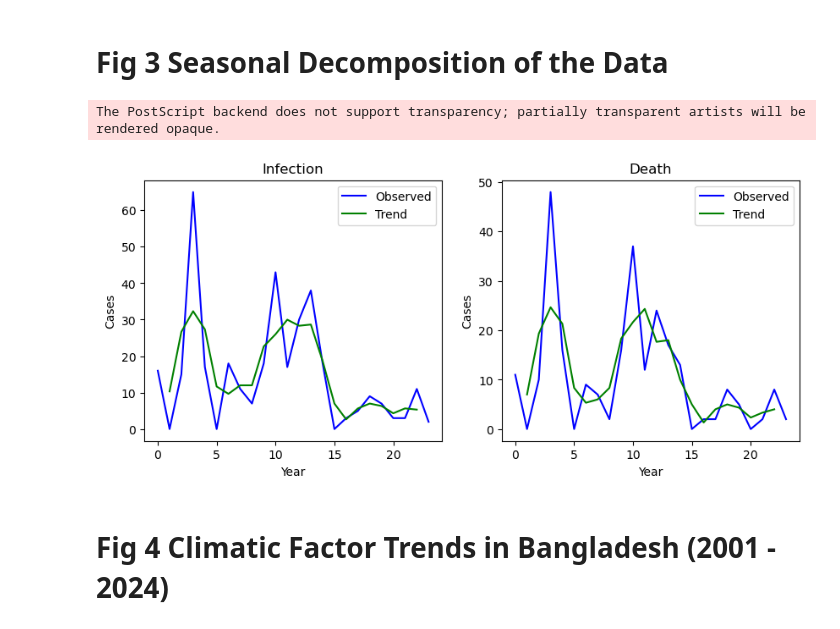
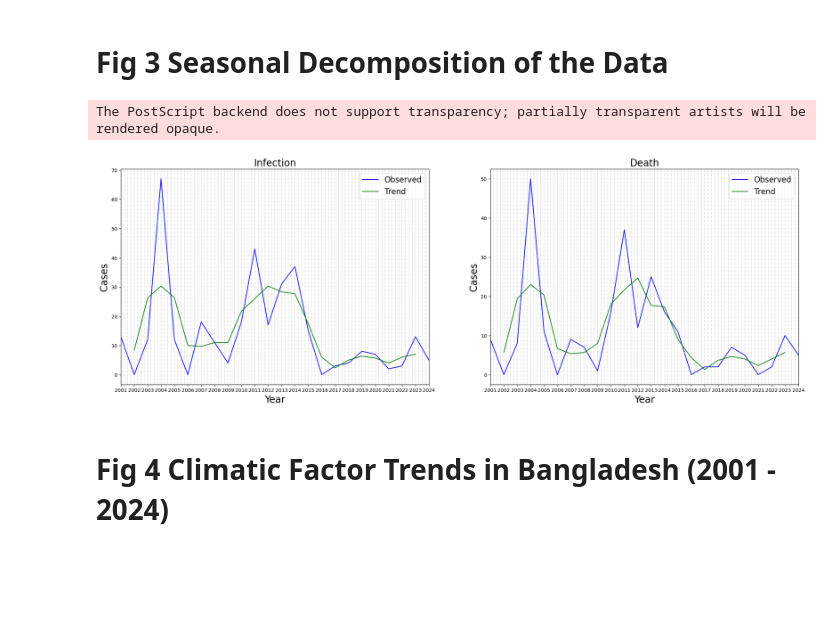
Before and after one commit to awnonbhowmik/NiV-Data-Analysis, a Jupyter notebook: FinalCode.ipynb, the cells around one changed output. Saved outputs shown, nothing was run; the diff lists cells and outputs as text; code cells hidden in the pictures; blank space fills up the shorter version.

```diff
--- a/FinalCode.ipynb
+++ b/FinalCode.ipynb
@@ -249,48 +203,69 @@ data_summary
 # %%
 from statsmodels.tsa.seasonal import seasonal_decompose
 import os
+import matplotlib.pyplot as plt
+import numpy as np
 
 output_dir = "imagesFinal"
 
 # Decompose the time series for 'Infected'
 decomposition_infected = seasonal_decompose(
-    data["Infected"], model="additive", period=3
+    df["Infected"], model="additive", period=3
 )
 
 # Decompose the time series for 'Death'
-decomposition_death = seasonal_decompose(data["Death"], model="additive", period=3)
+decomposition_death = seasonal_decompose(df["Death"], model="additive", period=3)
 
-fig, axes = plt.subplots(1, 2, figsize=(10, 4), sharex=True)
-axes[0].plot(decomposition_infected.observed, label="Observed", color="blue")
-axes[0].plot(decomposition_infected.trend, label="Trend", color="green")
-# axes[0].plot(decomposition_infected.trend, label='Trend', color='orange')
-axes[0].set_title("Infection")
-axes[0].set_xlabel("Year")
-axes[0].set_ylabel("Cases")
+# Generate x-axis labels for quarters (2001 Q1 to 2024 Q4)
+years = np.arange(2001, 2025)
+quarters = np.linspace(2001, 2024.75, num=(2024 - 2001 + 1) * 4)  # 4 quarters per year
+
+fig, axes = plt.subplots(1, 2, figsize=(25, 8), sharex=True)
+
+# Plot for 'Infected'
+axes[0].plot(years, decomposition_infected.observed, label="Observed", color="blue")
+axes[0].plot(years, decomposition_infected.trend, label="Trend", color="green")
+axes[0].set_title("Infection", fontsize=20)
+axes[0].set_xlabel("Year", fontsize=20)
+axes[0].set_ylabel("Cases", fontsize=20)
 axes[0].grid(False)
-axes[0].legend()
+axes[0].legend(fontsize=16)
 
-axes[1].plot(decomposition_death.observed, label="Observed", color="blue")
-axes[1].plot(decomposition_death.trend, label="Trend", color="green")
-# axes[1].plot(decomposition_death.trend, label='Trend')
-axes[1].set_title("Death")
-axes[1].set_xlabel("Year")
-axes[1].set_ylabel("Cases")
+# Add vertical lines for each quarter
+for quarter in quarters:
+    axes[0].axvline(x=quarter, color="gray", linestyle="--", alpha=0.25)
+
+# Plot for 'Death'
+axes[1].plot(years, decomposition_death.observed, label="Observed", color="blue")
+axes[1].plot(years, decomposition_death.trend, label="Trend", color="green")
+axes[1].set_title("Death", fontsize=20)
+axes[1].set_xlabel("Year", fontsize=20)
+axes[1].set_ylabel("Cases", fontsize=20)
 axes[1].grid(False)
-axes[1].legend()
+axes[1].legend(fontsize=16)
+
+# Add vertical lines for each quarter
+for quarter in quarters:
+    axes[1].axvline(x=quarter, color="gray", linestyle="--", alpha=0.25)
+
+# Set x-axis limits and ticks for both plots
+axes[0].set_xlim(2001, 2024)
+axes[0].set_xticks(np.arange(2001, 2025, step=1))  # Tick every year
+axes[1].set_xlim(2001, 2024)
+axes[1].set_xticks(np.arange(2001, 2025, step=1))  # Tick every year
 
 # Save the plot
 output_path = os.path.join(output_dir, "time_series_decomposition_infected_death.eps")
 plt.savefig(output_path, dpi=220, format="eps")
 
 output_path = os.path.join(output_dir, "time_series_decomposition_infected_death.png")
 plt.savefig(output_path, dpi=220, format="png")
 
 # Display the plot
 plt.show()
 # %% [output]
 The PostScript backend does not support transparency; partially transparent artists will be rendered opaque.
-[figure, old version]
+[figure, new version]
 # %% [markdown]
 # Fig 4 Climatic Factor Trends in Bangladesh (2001 - 2024)
 # %%
```
Also changed, not shown: parts of 7 cells of this notebook, 17 other files.
